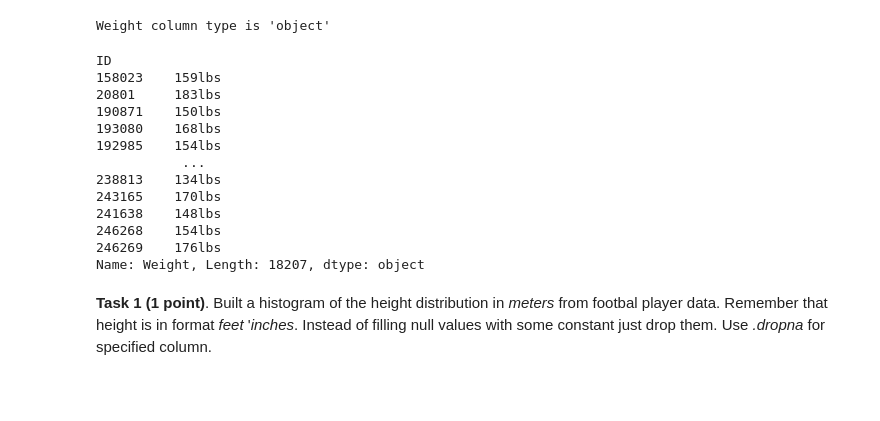
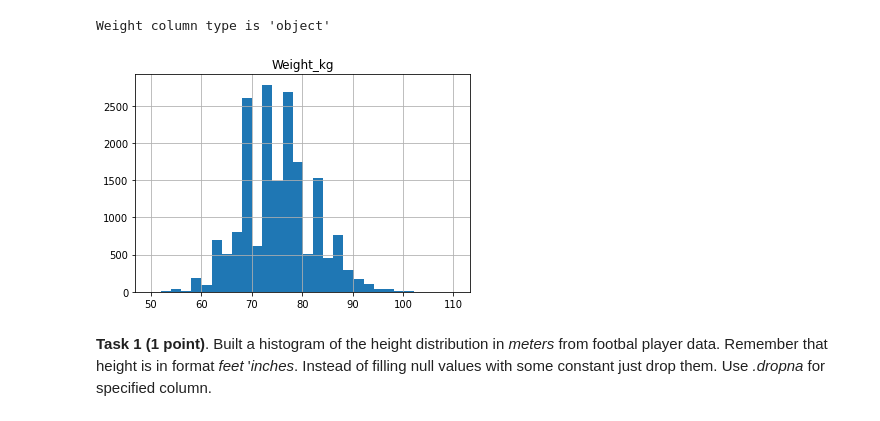
Before and after one commit to fefzoman/rs_ml_tasks, a Jupyter notebook: seminar_and_homework.ipynb, the cells around one changed output. Cells and saved outputs as stored; diff of their text form; code cells hidden in the pictures; blank space fills up the shorter version.

```diff
--- a/seminar_and_homework.ipynb
+++ b/seminar_and_homework.ipynb
@@ -102,26 +102,13 @@ print(f"Weight column type is '{data['Weight'].dtype}'")
 Weight column type is 'object'
 # %%
 data['Weight_float'] = data['Weight'].str.extract(r'([0-9]+)lbs').astype(float)
-# data['Weight_float'].fillna(data['Weight_float'].median())
-# POUND_TO_KILO = 0.454
-# data['Weight_kg'] = data.apply(lambda row: row['Weight_float'] * POUND_TO_KILO, axis=1)
-# data.hist(column='Weight_kg', bins=30)
-# plt.show()
-data['Weight']
+data['Weight_float'].fillna(data['Weight_float'].median())
+POUND_TO_KILO = 0.454
+data['Weight_kg'] = data.apply(lambda row: row['Weight_float'] * POUND_TO_KILO, axis=1)
+data.hist(column='Weight_kg', bins=30)
+plt.show()
 # %% [output]
-ID
-158023    159lbs
-20801     183lbs
-190871    150lbs
-193080    168lbs
-192985    154lbs
-           ...
-238813    134lbs
-243165    170lbs
-241638    148lbs
-246268    154lbs
-246269    176lbs
-Name: Weight, Length: 18207, dtype: object
+[figure, added]
 # %% [markdown]
 **Task 1 (1 point)**. Built a histogram of the height distribution in *meters* from footbal player data. Remember that height is in format *feet* '*inches*.  Instead of filling null values with some constant just drop them. Use *.dropna* for specified column.
 # %%
```
Also changed, not shown: parts of 16 cells of this notebook.
